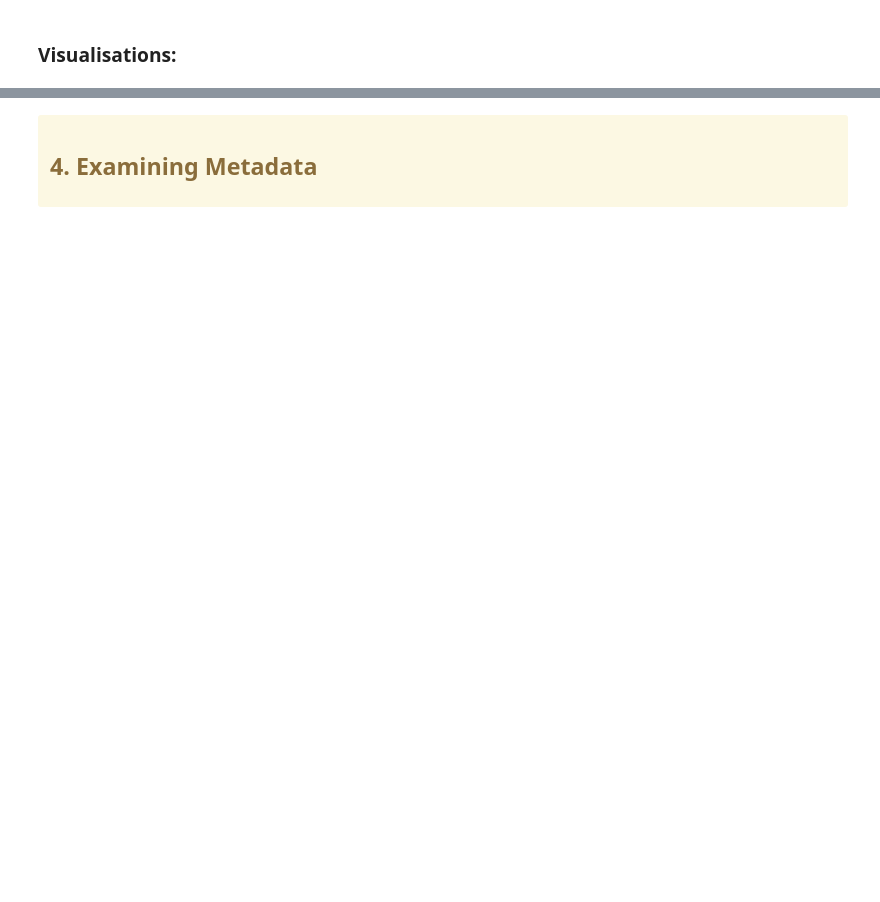
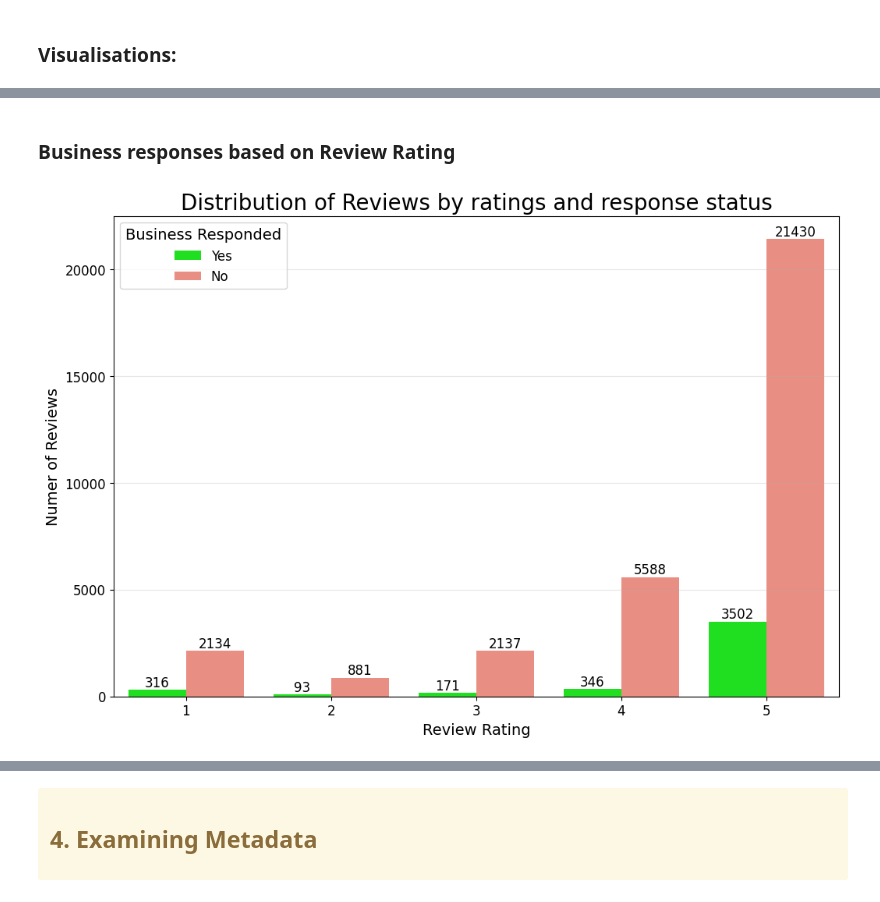
Before and after one commit to felix553/FIT5198-Assignment-1-, a Jupyter notebook: notebook_templates/task3_xxxxxxx.ipynb, the cells around one changed output, grey strips where cells are left out. Saved outputs shown, nothing was run; the diff lists cells and outputs as text; code cells hidden in the pictures; blank space fills up the shorter version.

```diff
--- a/notebook_templates/task3_xxxxxxx.ipynb
+++ b/notebook_templates/task3_xxxxxxx.ipynb
@@ -241,0 +214,23 @@ plt.show()
+# %% [markdown]
+### Business responses based on Review Rating
+# %%
+# Generate bar graph for review_rating distribution with response categories
+palette = {'Y': 'lime', 'N': 'salmon'} # Colour choice for graph
+plt.figure(figsize=(12, 8))
+ax = sns.countplot(data=review_df, x='review_rating', palette=palette, hue='if_response')
+
+plt.title('Distribution of Reviews by ratings and response status', fontsize=20)
+plt.xlabel('Review Rating', fontsize=14)
+plt.ylabel('Numer of Reviews', fontsize=14)
+plt.xticks(fontsize=12)
+plt.yticks(fontsize=12)
+plt.legend(title='Business Responded', title_fontsize=14, labels=['Yes', 'No'], fontsize=12)
+plt.grid(axis='y', alpha=0.3)
+
+# Add value labels
+for container in ax.containers:
+    ax.bar_label(container, fontsize=12)
+
+plt.show()
+# %% [output]
+[figure, added]
```
Also changed, not shown: parts of 43 cells of this notebook, 2 other files.
